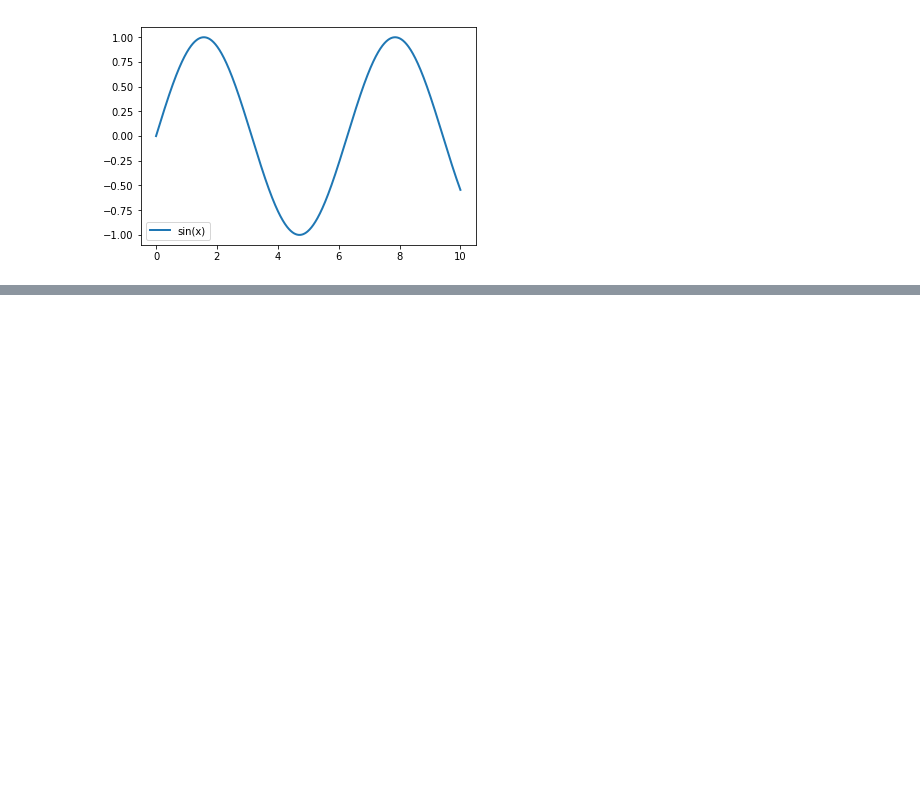
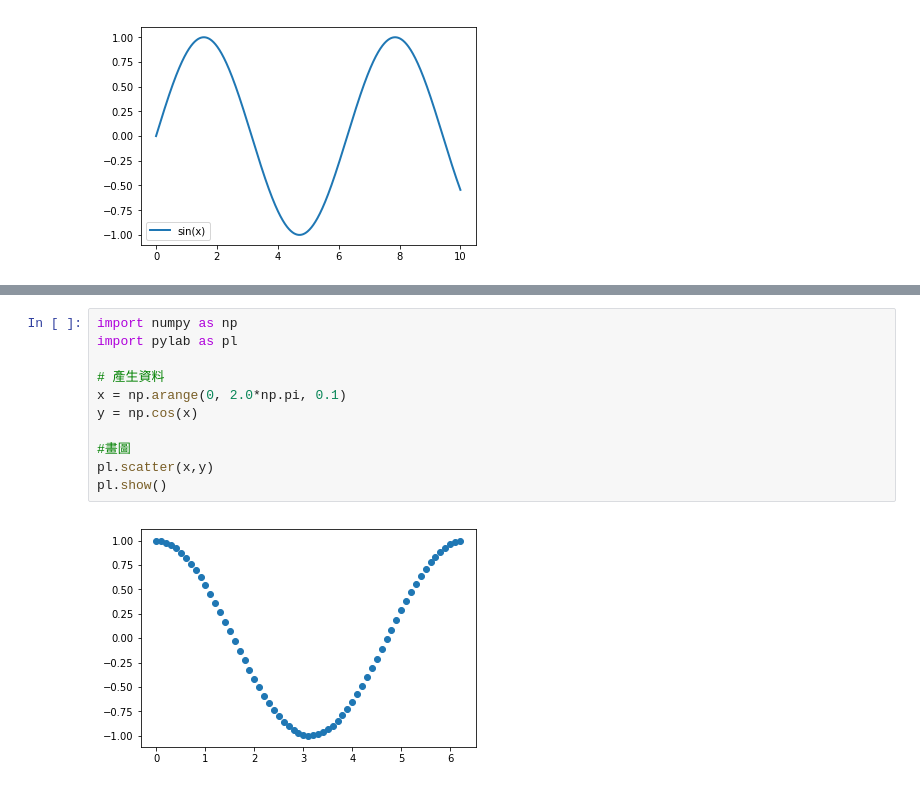
Before and after one commit to A050E107/AI-WORK, a Jupyter notebook: numpy2.ipynb, the cells around one changed output, grey strips where cells are left out. Cells and saved outputs as stored; diff of their text form; blank space fills up the shorter version.

```diff
--- a/numpy2.ipynb
+++ b/numpy2.ipynb
@@ -61,0 +80,13 @@ plt.show()
+# %%
+import numpy as np
+import pylab as pl
+
+# 產生資料
+x = np.arange(0, 2.0*np.pi, 0.1)
+y = np.cos(x)
+
+#畫圖
+pl.scatter(x,y)
+pl.show()
+# %% [output]
+[figure, added]
```
Also changed, not shown: parts of 7 cells of this notebook.
